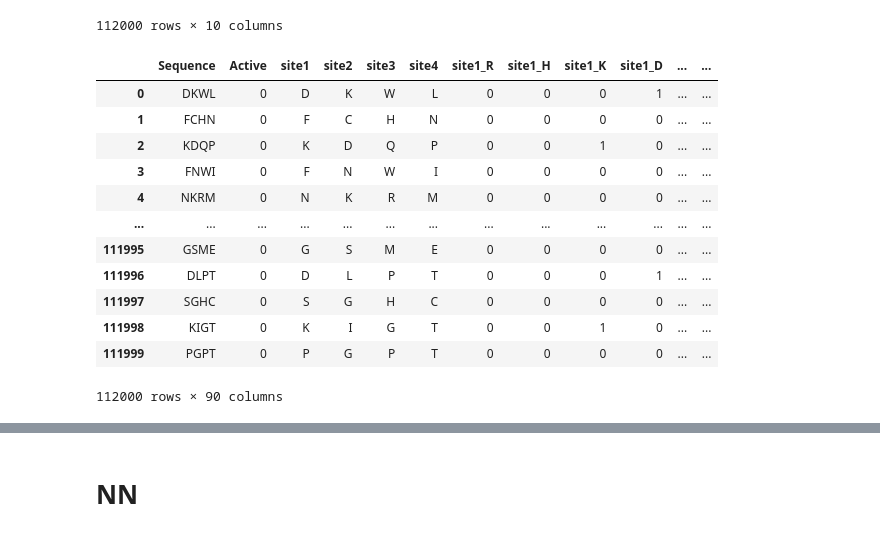
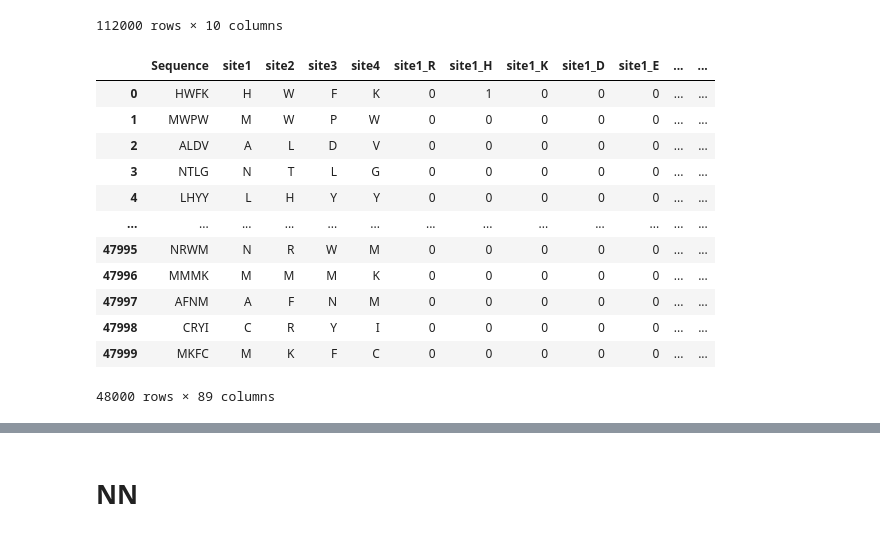
Before and after one commit to friti/ML-Intro-course, a Jupyter notebook: task3/task3_fe_nn.ipynb, the cells around one changed output, grey strips where cells are left out. Drawn from its saved outputs; the diff is of its cells as text; code cells hidden in the pictures.

```diff
--- a/task3/task3_fe_nn.ipynb
+++ b/task3/task3_fe_nn.ipynb
@@ -33,5 +33,8 @@ from sklearn.neural_network import MLPClassifier
 # %% [markdown]
 # Load dataset and preprocess it
 # %%
-## Load training dataset
+## Load training and test dataset
 train_df = pd.read_csv('dataset/train.csv', delimiter=',')
+test_df = pd.read_csv('dataset/test.csv', delimiter=',')
+sample_df = pd.read_csv('dataset/sample.csv', delimiter=',', header = None)
+print(len(sample_df),len(test_df))
@@ -138,21 +175,25 @@ train_df_label
 # %%
 train_df_one_hot = train_df.copy()
 training_columns_one_hot = one_hot_encoding(train_df_one_hot, amino_acids)
 train_df_one_hot
+
+test_df_one_hot = test_df.copy()
+testing_columns_one_hot = one_hot_encoding(test_df_one_hot, amino_acids)
+test_df_one_hot
 # %% [output]
-|  | Sequence | Active | site1 | site2 | site3 | site4 | site1_R | site1_H | site1_K | site1_D | ... | ... |
-| 0 | DKWL | 0 | D | K | W | L | 0 | 0 | 0 | 1 | ... | ... |
-| 1 | FCHN | 0 | F | C | H | N | 0 | 0 | 0 | 0 | ... | ... |
-| 2 | KDQP | 0 | K | D | Q | P | 0 | 0 | 1 | 0 | ... | ... |
-| 3 | FNWI | 0 | F | N | W | I | 0 | 0 | 0 | 0 | ... | ... |
-| 4 | NKRM | 0 | N | K | R | M | 0 | 0 | 0 | 0 | ... | ... |
+|  | Sequence | site1 | site2 | site3 | site4 | site1_R | site1_H | site1_K | site1_D | site1_E | ... | ... |
+| 0 | HWFK | H | W | F | K | 0 | 1 | 0 | 0 | 0 | ... | ... |
+| 1 | MWPW | M | W | P | W | 0 | 0 | 0 | 0 | 0 | ... | ... |
+| 2 | ALDV | A | L | D | V | 0 | 0 | 0 | 0 | 0 | ... | ... |
+| 3 | NTLG | N | T | L | G | 0 | 0 | 0 | 0 | 0 | ... | ... |
+| 4 | LHYY | L | H | Y | Y | 0 | 0 | 0 | 0 | 0 | ... | ... |
 | ... | ... | ... | ... | ... | ... | ... | ... | ... | ... | ... | ... | ... |
-| 111995 | GSME | 0 | G | S | M | E | 0 | 0 | 0 | 0 | ... | ... |
-| 111996 | DLPT | 0 | D | L | P | T | 0 | 0 | 0 | 1 | ... | ... |
-| 111997 | SGHC | 0 | S | G | H | C | 0 | 0 | 0 | 0 | ... | ... |
-| 111998 | KIGT | 0 | K | I | G | T | 0 | 0 | 1 | 0 | ... | ... |
-| 111999 | PGPT | 0 | P | G | P | T | 0 | 0 | 0 | 0 | ... | ... |
+| 47995 | NRWM | N | R | W | M | 0 | 0 | 0 | 0 | 0 | ... | ... |
+| 47996 | MMMK | M | M | M | K | 0 | 0 | 0 | 0 | 0 | ... | ... |
+| 47997 | AFNM | A | F | N | M | 0 | 0 | 0 | 0 | 0 | ... | ... |
+| 47998 | CRYI | C | R | Y | I | 0 | 0 | 0 | 0 | 0 | ... | ... |
+| 47999 | MKFC | M | K | F | C | 0 | 0 | 0 | 0 | 0 | ... | ... |
-112000 rows × 90 columns
+48000 rows × 89 columns
 # %%
 #print(len(train_df_one_hot[train_df_one_hot['Active'] == 0])*1)
 #print(len(train_df_one_hot[train_df_one_hot['Active'] == 1])*26)
```
Also changed, not shown: parts of 16 cells of this notebook.
